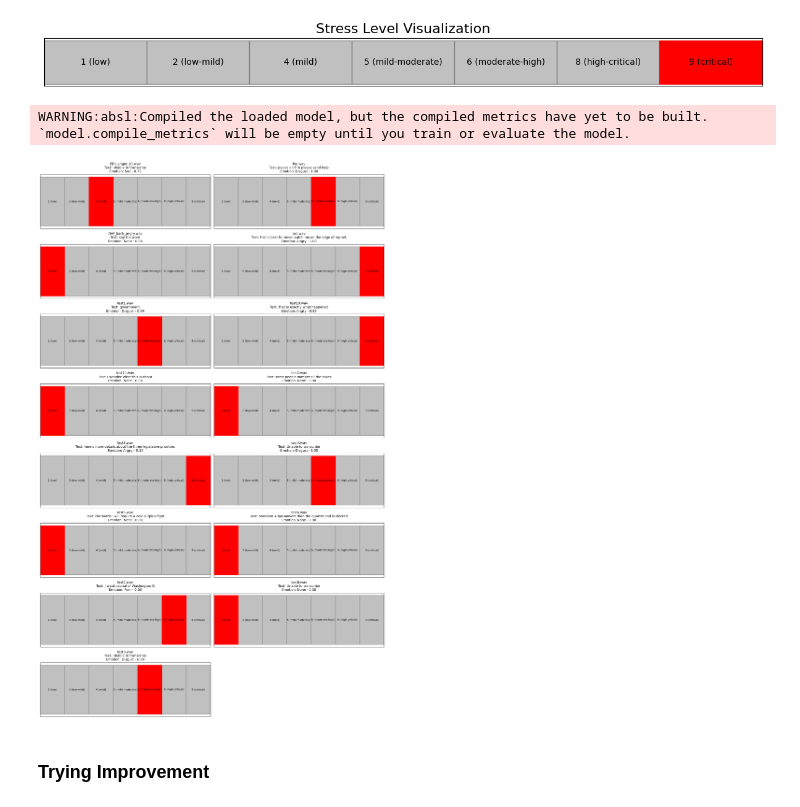
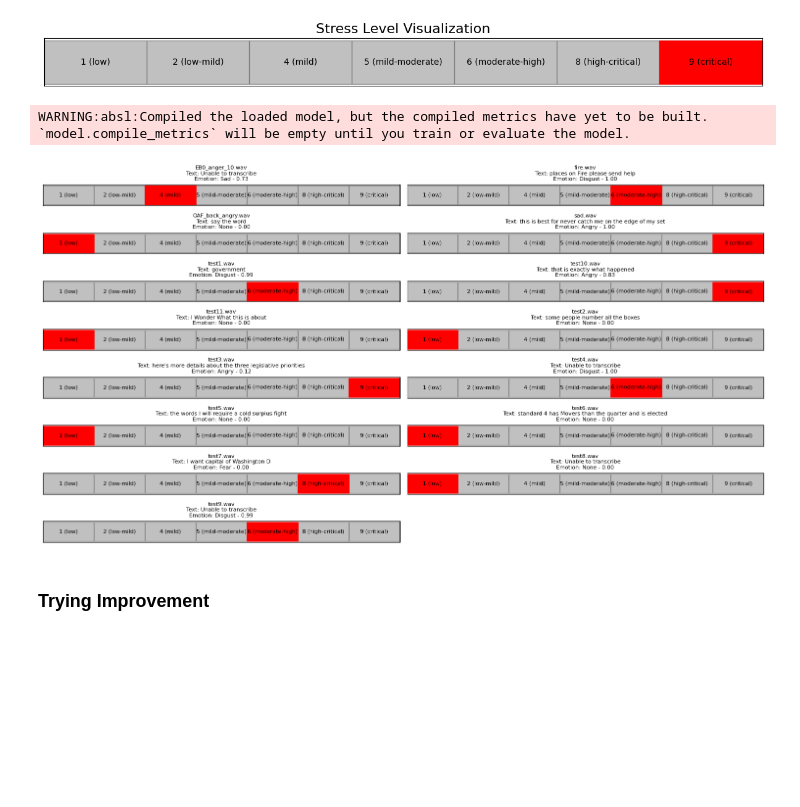
Before and after one commit to abs-sayem/stress_level_detection, a Jupyter notebook: emotion_score_stress_level_detection.ipynb, the cells around one changed output. Drawn from its saved outputs; the diff is of its cells as text; code cells hidden in the pictures; blank space fills up the shorter version.

Commit message:
updated visualization

```diff
--- a/emotion_score_stress_level_detection.ipynb
+++ b/emotion_score_stress_level_detection.ipynb
@@ -739,7 +739,7 @@ def visualize_stress_level_slider(ax, predicted_level_index, file_name, transcri
     ax.set_xlim(0, 1)
     ax.set_yticks([])
     ax.set_xticks([])
-    ax.set_title(f"{file_name}\nText: {transcribed_text}\nEmotion: {matched_emotion} - {matched_emotion_score:.2f}", fontsize=10)
+    ax.set_title(f"{file_name}\nText: {transcribed_text}\nEmotion: {matched_emotion} - {matched_emotion_score:.2f}", fontsize=8)
 
 # Path to the folder containing .wav files
 audio_folder = "dataset/test_data/"
@@ -749,41 +749,41 @@ audio_files = [file for file in os.listdir(audio_folder) if file.endswith(".wav"
 num_files = len(audio_files)
 num_cols = 2
 num_rows = (num_files + 1) // num_cols  # Calculate rows dynamically
-fig, axes = plt.subplots(nrows=num_rows, ncols=num_cols, figsize=(15, 3 * num_rows))
+fig, axes = plt.subplots(nrows=num_rows, ncols=num_cols, figsize=(15, 1 * num_rows))
 axes = axes.flatten()  # Flatten to make indexing easier
 
 # Process each audio file
 for idx, file_name in enumerate(audio_files):
     audio_path = os.path.join(audio_folder, file_name)
 
     # Extract features and get emotion scores
     audio_features = extract_features(audio_path).reshape(1, -1, 1)
     emotion_probs = model.predict(audio_features, verbose=0)[0]
 
     # Standardize emotion labels and scores
     emotion_scores = {clean_emotion_label(label): round(prob, 2) for label, prob in zip(emotion_labels, emotion_probs)}
 
     # Predict stress level and match emotion score
     matched_emotion, matched_emotion_score = predict_and_match(emotion_scores)
     stress_level = emotion_stress_levels.get(matched_emotion, 0)
     stress_level_index = stress_level_mapping.get(stress_level, 0)
 
     # Transcribe audio (stub function for now)
     transcribed_text = transcribe_audio(audio_path)  # Replace with actual transcription function
 
     # Visualize stress level slider
     visualize_stress_level_slider(axes[idx], stress_level_index, file_name, transcribed_text, matched_emotion, matched_emotion_score)
 
 # Remove empty subplots (if any)
 for ax in axes[num_files:]:
     ax.axis('off')
 
 # Finalize and display the plot
 plt.tight_layout()
 plt.show()
 # %% [output]
 WARNING:absl:Compiled the loaded model, but the compiled metrics have yet to be built. `model.compile_metrics` will be empty until you train or evaluate the model.
-[figure, old version]
+[figure, new version]
 # %% [markdown]
 ### **Trying Improvement**
 # %%
```
